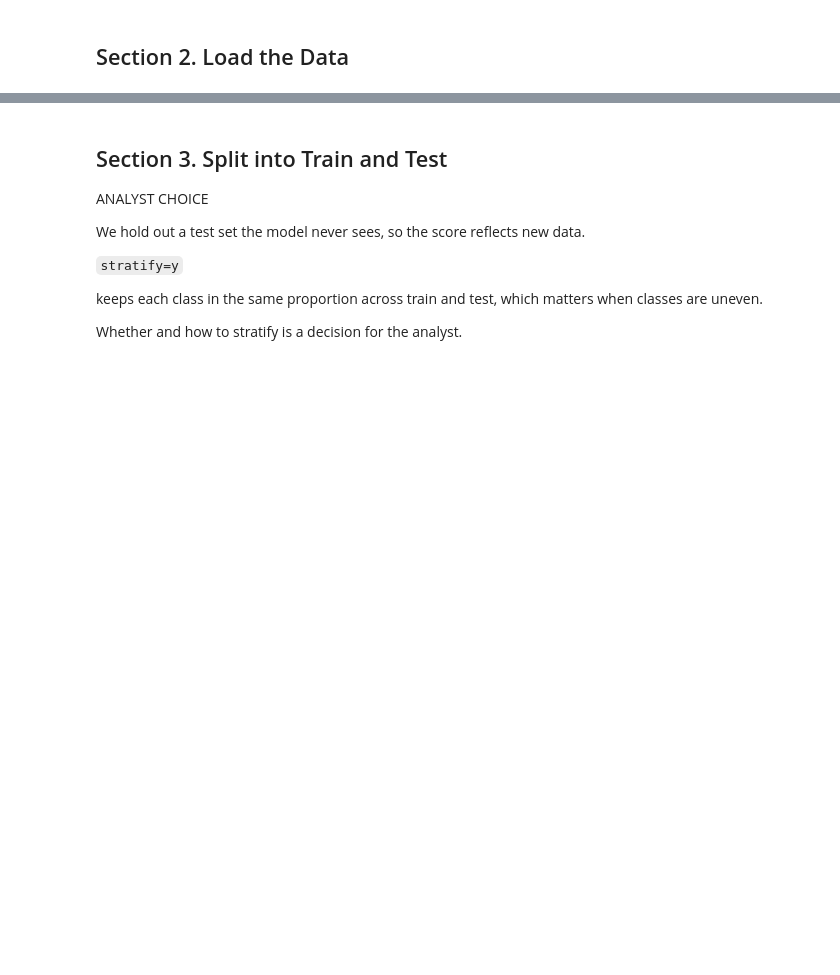
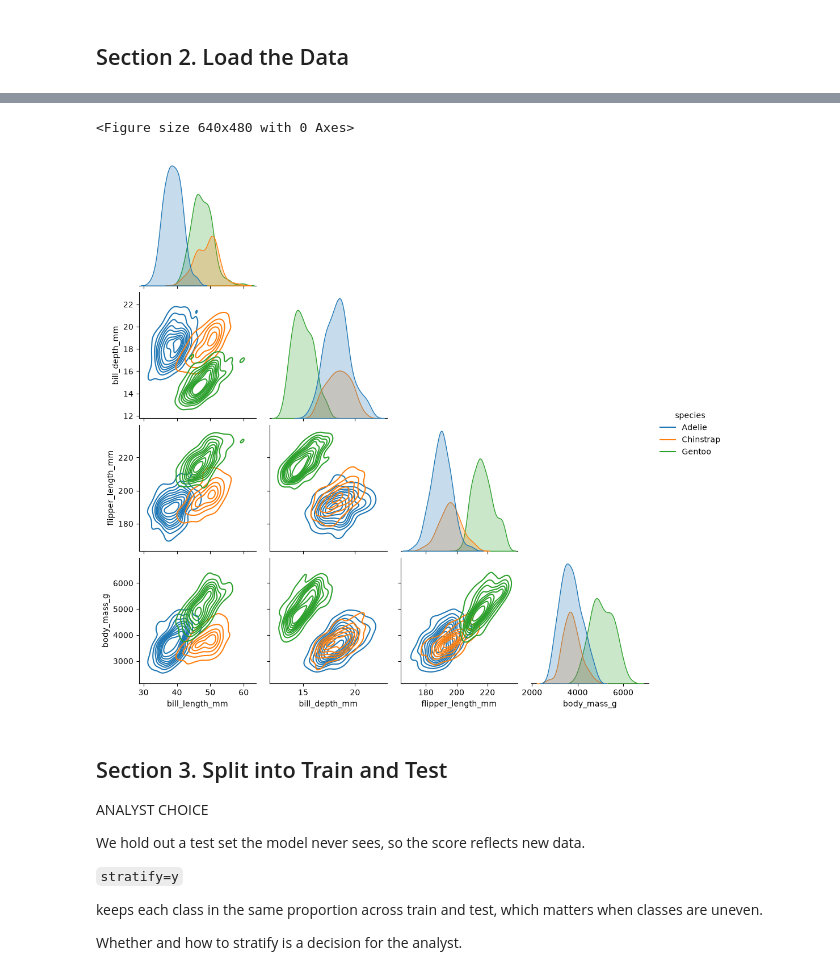
Before and after one commit to ajaneh/ml-03-classification, a Jupyter notebook: notebooks/ml_03_case.ipynb, the cells around one changed output, grey strips where cells are left out. Drawn from its saved outputs; the diff is of its cells as text; code cells hidden in the pictures; blank space fills up the shorter version.

```diff
--- a/notebooks/ml_03_case.ipynb
+++ b/notebooks/ml_03_case.ipynb
@@ -207,3 +213,10 @@ Name: count, dtype: int64
+# %%
+plt.figure()
+sns.pairplot(df_model, hue=TARGET_COL, vars=FEATURE_COLS, corner=True, kind="kde")
+plt.show()
+# %% [output]
+<Figure size 640x480 with 0 Axes>
+[figure, added]
 # %% [markdown]
 ## Section 3. Split into Train and Test
 
```
Also changed, not shown: parts of 8 cells of this notebook, 4 other files.
